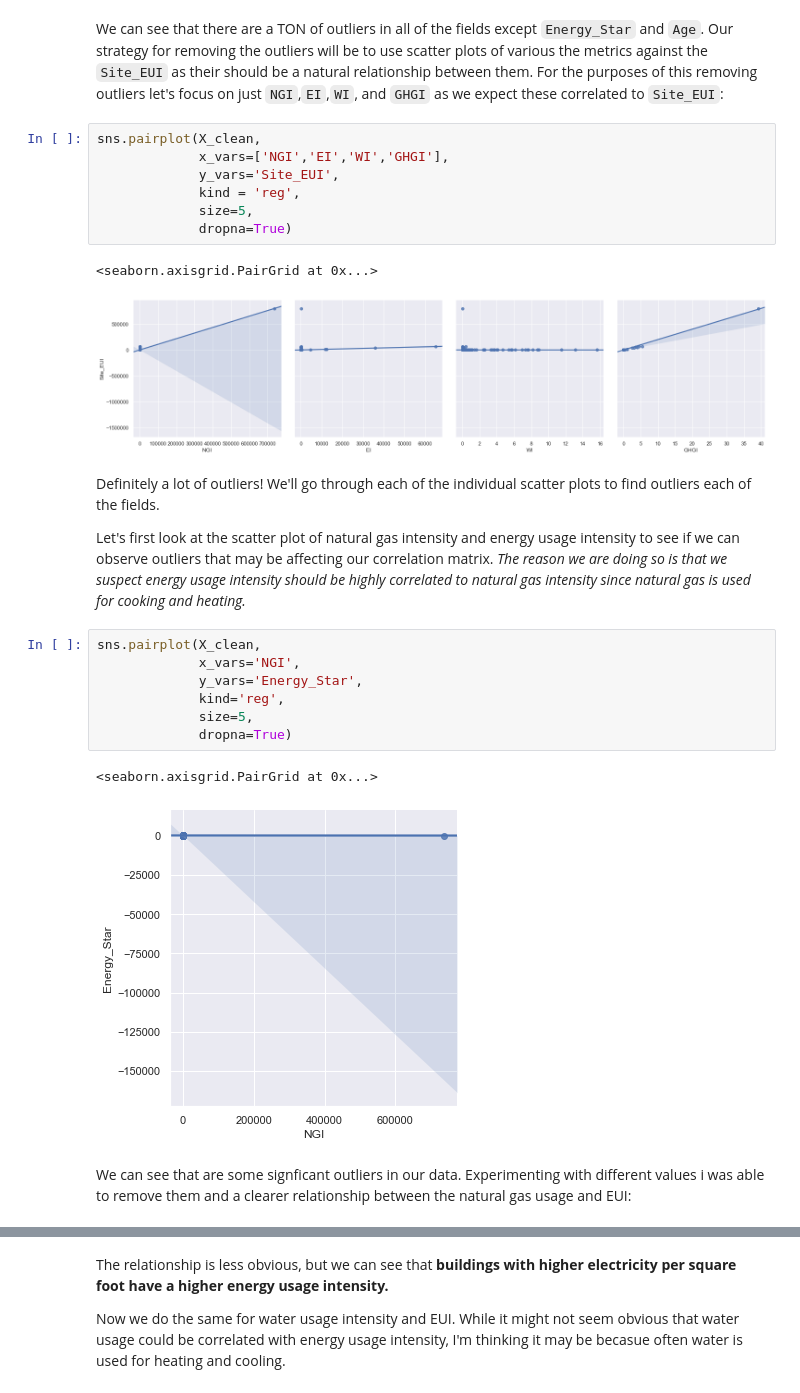
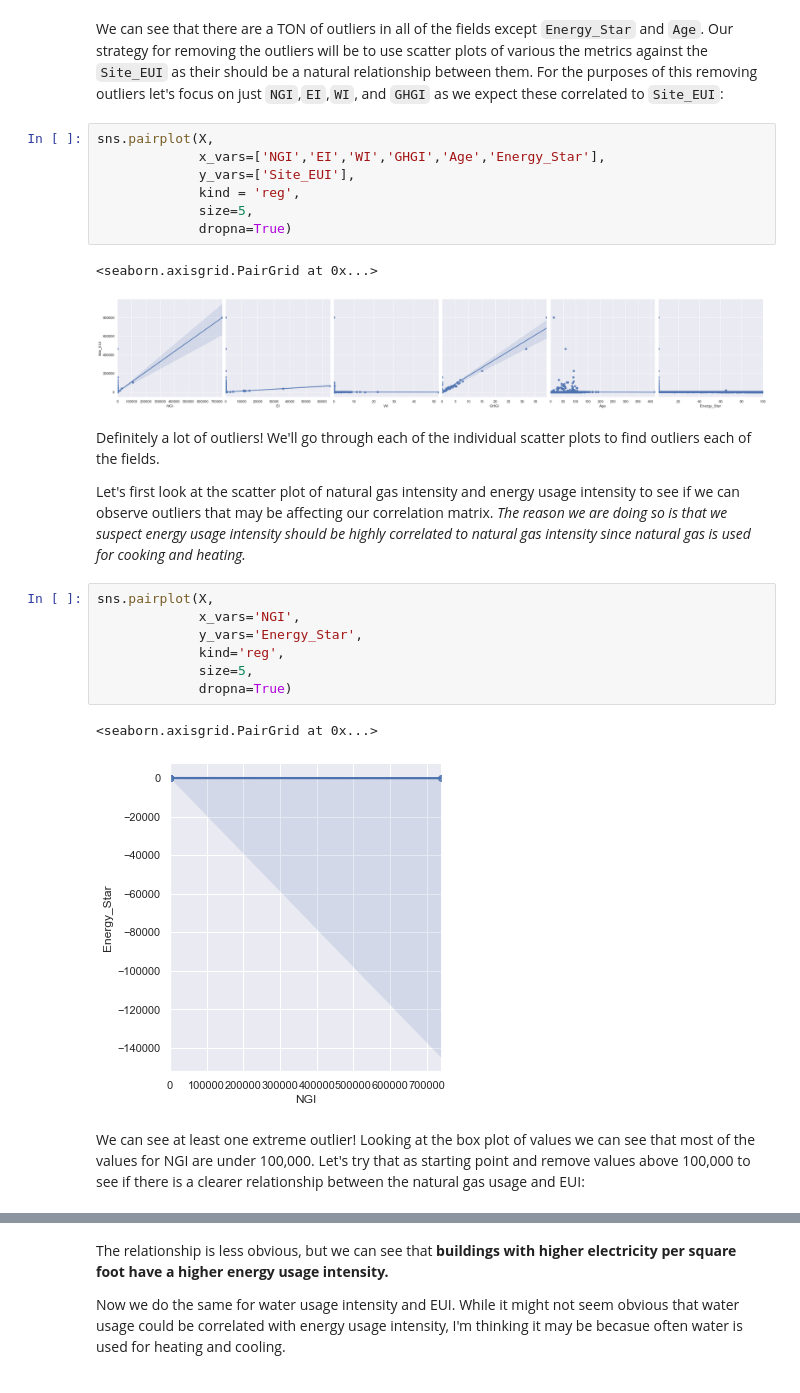
Before and after one commit to mdh266/NYCBuildingEnergyUse, a Jupyter notebook: notebooks/GreenBuildings1.ipynb, the cells around one changed output, grey strips where cells are left out. Saved outputs shown, nothing was run; the diff lists cells and outputs as text.

```diff
--- a/notebooks/GreenBuildings1.ipynb
+++ b/notebooks/GreenBuildings1.ipynb
@@ -449,21 +451,21 @@ sns.boxplot(data=X_clean[["Site_EUI","NGI","EI"]])
 # %% [markdown]
 We can see that there are a TON of outliers in all of the fields except `Energy_Star` and `Age`.  Our strategy for removing the outliers will be to use scatter plots of various the metrics against the `Site_EUI` as their should be a natural relationship between them. For the purposes of this removing outliers let's focus on just `NGI`,`EI`,`WI`, and `GHGI` as we expect these correlated to `Site_EUI`:
 # %%
-sns.pairplot(X_clean,
-             x_vars=['NGI','EI','WI','GHGI'],
-             y_vars='Site_EUI',
+sns.pairplot(X,
+             x_vars=['NGI','EI','WI','GHGI','Age','Energy_Star'],
+             y_vars=['Site_EUI'],
              kind = 'reg',
              size=5,
              dropna=True)
 # %% [output]
 <seaborn.axisgrid.PairGrid at 0x...>
-[figure, old version]
+[figure, new version]
 # %% [markdown]
 Definitely a lot of outliers! We'll go through each of the individual scatter plots to find outliers each of the fields.
 
 Let's first look at the scatter plot of natural gas intensity and energy usage intensity to see if we can observe outliers that may be affecting our correlation matrix.  *The reason we are doing so is that we suspect energy usage intensity should be highly correlated to natural gas intensity since natural gas is used for cooking and heating.*
 # %%
-sns.pairplot(X_clean,
+sns.pairplot(X,
              x_vars='NGI',
              y_vars='Energy_Star',
              kind='reg',
@@ -471,6 +473,6 @@ sns.pairplot(X_clean,
              dropna=True)
 # %% [output]
 <seaborn.axisgrid.PairGrid at 0x...>
-[figure, old version]
+[figure, new version]
-# %% [markdown]
-We can see that are some signficant outliers in our data.  Experimenting with different values i was able to remove them and a clearer relationship between the natural gas usage and EUI:
+# %% [markdown]
+We can see at least one extreme outlier! Looking at the box plot of values we can see that most of the values for NGI are under 100,000. Let's try that as starting point and remove values above 100,000 to see if there is a clearer relationship between the natural gas usage and EUI:
```
Also changed, not shown: parts of 30 cells of this notebook.
